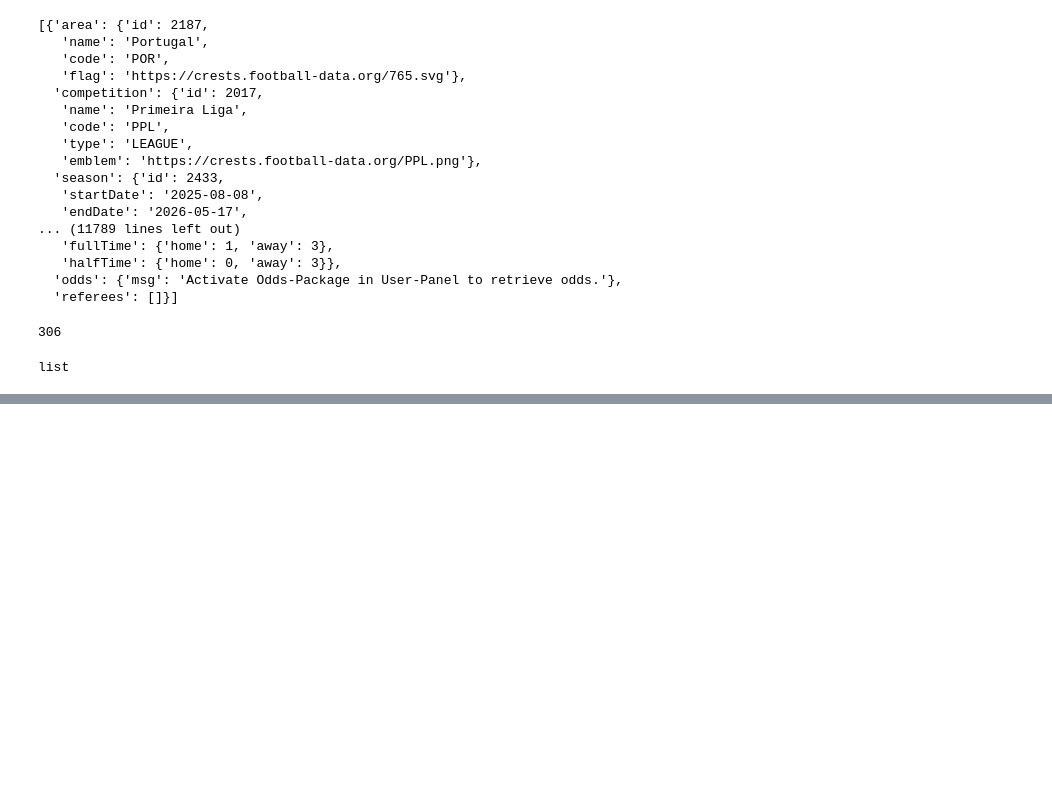
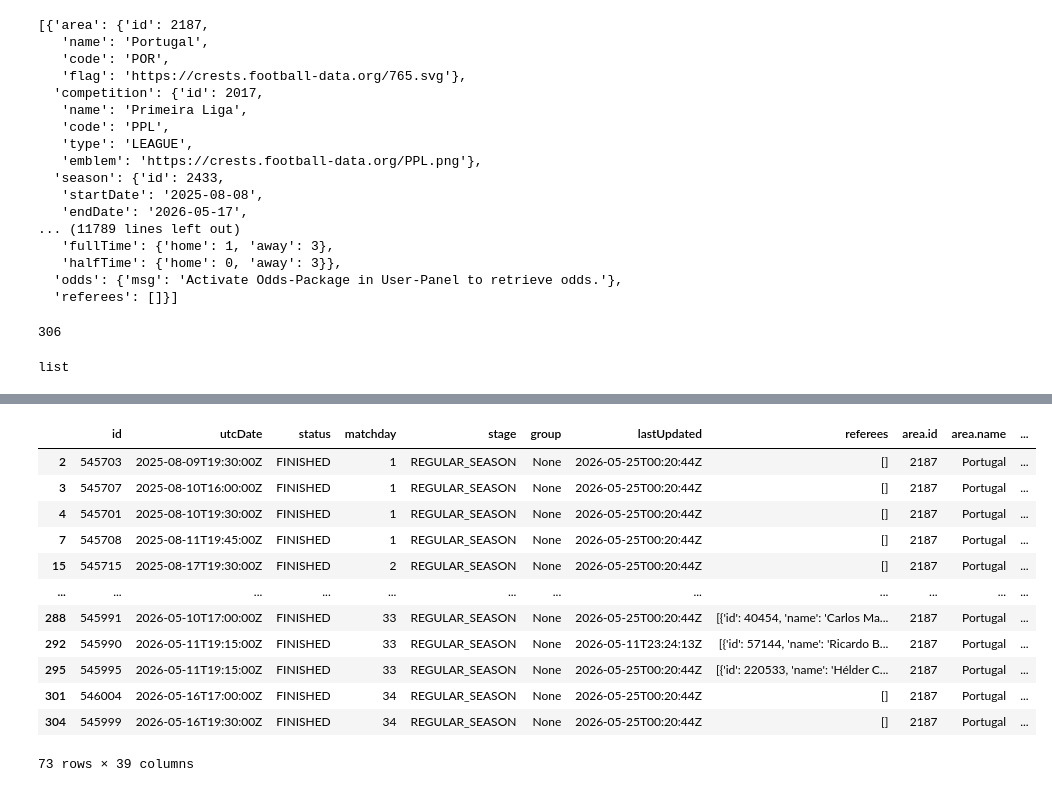
Before and after one commit to rafa-el-ferreira/Portuguese-League-25-26, a Jupyter notebook: Task_M10.ipynb, the cells around one changed output, grey strips where cells are left out. Drawn from its saved outputs; the diff is of its cells as text; code cells hidden in the pictures; blank space fills up the shorter version.

```diff
--- a/Task_M10.ipynb
+++ b/Task_M10.ipynb
@@ -218,0 +239,20 @@ PPL_matches
+# %%
+#holding on wins at home (win at HT and FT)
+
+first_metric = PPL_matches[(PPL_matches["score.halfTime.home"] > PPL_matches["score.halfTime.away"]) & (PPL_matches["score.winner"] == "HOME_TEAM")]
+# %%
+first_metric
+# %% [output]
+|  | id | utcDate | status | matchday | stage | group | lastUpdated | referees | area.id | area.name | ... |
+| 2 | 545703 | 2025-08-09T19:30:00Z | FINISHED | 1 | REGULAR_SEASON | None | 2026-05-25T00:20:44Z | [] | 2187 | Portugal | ... |
+| 3 | 545707 | 2025-08-10T16:00:00Z | FINISHED | 1 | REGULAR_SEASON | None | 2026-05-25T00:20:44Z | [] | 2187 | Portugal | ... |
+| 4 | 545701 | 2025-08-10T19:30:00Z | FINISHED | 1 | REGULAR_SEASON | None | 2026-05-25T00:20:44Z | [] | 2187 | Portugal | ... |
+| 7 | 545708 | 2025-08-11T19:45:00Z | FINISHED | 1 | REGULAR_SEASON | None | 2026-05-25T00:20:44Z | [] | 2187 | Portugal | ... |
+| 15 | 545715 | 2025-08-17T19:30:00Z | FINISHED | 2 | REGULAR_SEASON | None | 2026-05-25T00:20:44Z | [] | 2187 | Portugal | ... |
+| ... | ... | ... | ... | ... | ... | ... | ... | ... | ... | ... | ... |
+| 288 | 545991 | 2026-05-10T17:00:00Z | FINISHED | 33 | REGULAR_SEASON | None | 2026-05-25T00:20:44Z | [{'id': 40454, 'name': 'Carlos Ma... | 2187 | Portugal | ... |
+| 292 | 545990 | 2026-05-11T19:15:00Z | FINISHED | 33 | REGULAR_SEASON | None | 2026-05-11T23:24:13Z | [{'id': 57144, 'name': 'Ricardo B... | 2187 | Portugal | ... |
+| 295 | 545995 | 2026-05-11T19:15:00Z | FINISHED | 33 | REGULAR_SEASON | None | 2026-05-25T00:20:44Z | [{'id': 220533, 'name': 'Hélder C... | 2187 | Portugal | ... |
+| 301 | 546004 | 2026-05-16T17:00:00Z | FINISHED | 34 | REGULAR_SEASON | None | 2026-05-25T00:20:44Z | [] | 2187 | Portugal | ... |
+| 304 | 545999 | 2026-05-16T19:30:00Z | FINISHED | 34 | REGULAR_SEASON | None | 2026-05-25T00:20:44Z | [] | 2187 | Portugal | ... |
+73 rows × 39 columns
```
Also changed, not shown: parts of 9 cells of this notebook.
